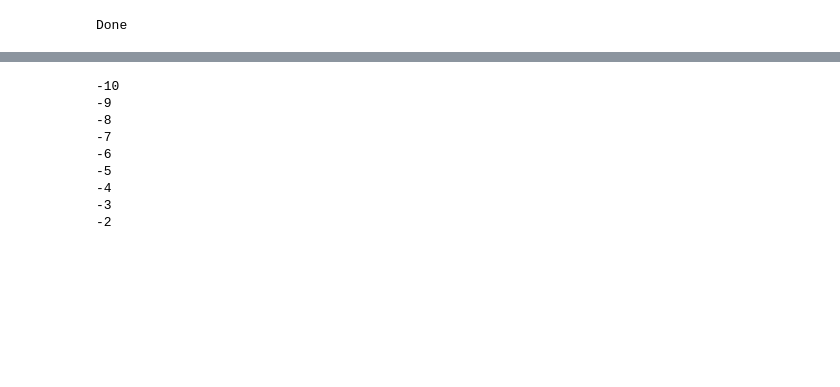
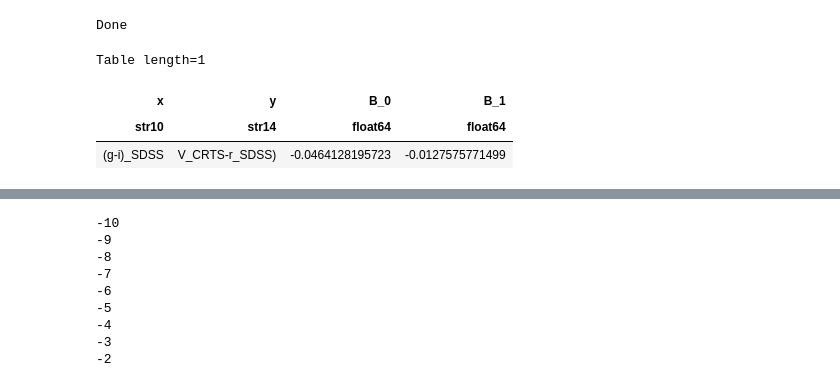
Before and after one commit to suberlak/PS1_SDSS_CRTS, a Jupyter notebook: code/AC_offset_test.ipynb, the cells around one changed output, grey strips where cells are left out. Saved outputs shown, nothing was run; the diff lists cells and outputs as text; code cells hidden in the pictures; blank space fills up the shorter version.

```diff
--- a/code/AC_offset_test.ipynb
+++ b/code/AC_offset_test.ipynb
@@ -54,3 +53,10 @@ b1 = offset['B_1'][0]
+# %%
+offset
+# %% [output]
+Table length=1
+| x | y | B_0 | B_1 |
+| str10 | str14 | float64 | float64 |
+| (g-i)_SDSS | V_CRTS-r_SDSS) | -0.0464128195723 | -0.0127575771499 |
 # %%
 b1
 # %% [output]
```
Also changed, not shown: parts of 9 cells of this notebook, 2 other files.
